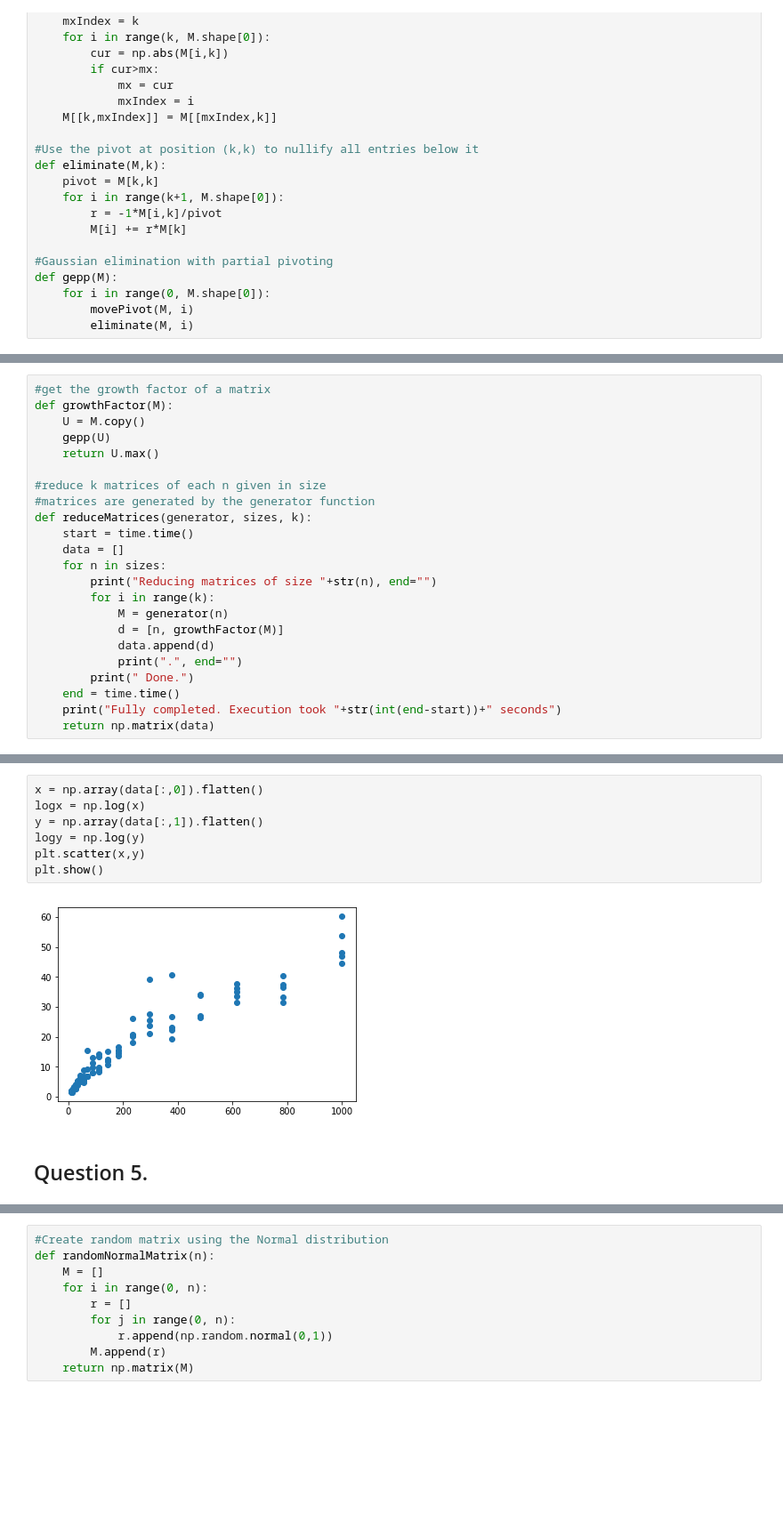
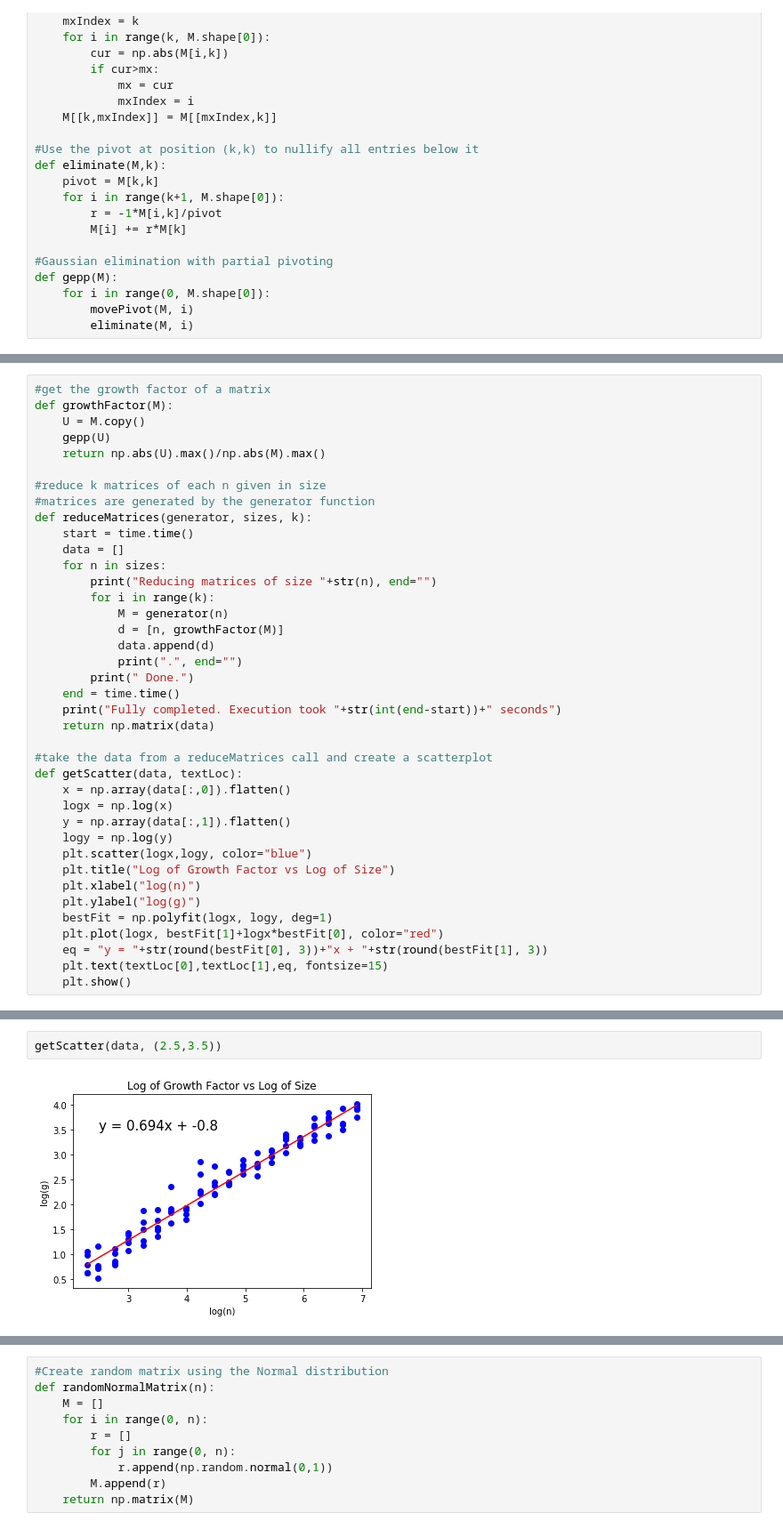
Before and after one commit to kabsri/NumericalAnalysis, a Jupyter notebook: Lab2.ipynb, the cells around one changed output, grey strips where cells are left out. Shown at 89% size. Saved outputs shown, nothing was run; the diff lists cells and outputs as text; blank space fills up the shorter version.

```diff
--- a/Lab2.ipynb
+++ b/Lab2.ipynb
@@ -56,7 +59,7 @@ def gepp(M):
 def growthFactor(M):
     U = M.copy()
     gepp(U)
-    return U.max()
+    return np.abs(U).max()/np.abs(M).max()
 
 #reduce k matrices of each n given in size
 #matrices are generated by the generator function
@@ -74,6 +77,22 @@ def reduceMatrices(generator, sizes, k):
     end = time.time()
     print("Fully completed. Execution took "+str(int(end-start))+" seconds")
     return np.matrix(data)
+
+#take the data from a reduceMatrices call and create a scatterplot
+def getScatter(data, textLoc):
+    x = np.array(data[:,0]).flatten()
+    logx = np.log(x)
+    y = np.array(data[:,1]).flatten()
+    logy = np.log(y)
+    plt.scatter(logx,logy, color="blue")
+    plt.title("Log of Growth Factor vs Log of Size")
+    plt.xlabel("log(n)")
+    plt.ylabel("log(g)")
+    bestFit = np.polyfit(logx, logy, deg=1)
+    plt.plot(logx, bestFit[1]+logx*bestFit[0], color="red")
+    eq = "y = "+str(round(bestFit[0], 3))+"x + "+str(round(bestFit[1], 3))
+    plt.text(textLoc[0],textLoc[1],eq, fontsize=15)
+    plt.show()
 # %%
 ns = np.unique(np.logspace(1, 3, 20).astype(int))
 data = reduceMatrices(randomMatrix, ns, 5)
@@ -98,11 +117,4 @@ Fully completed. Execution took 174 seconds
-# %%
-x = np.array(data[:,0]).flatten()
-logx = np.log(x)
-y = np.array(data[:,1]).flatten()
-logy = np.log(y)
-plt.scatter(x,y)
-plt.show()
-# %% [output]
-[figure, removed]
-# %% [markdown]
-## Question 5.
+# %%
+getScatter(data, (2.5,3.5))
+# %% [output]
+[figure, added]
```
Also changed, not shown: parts of 26 cells of this notebook.
